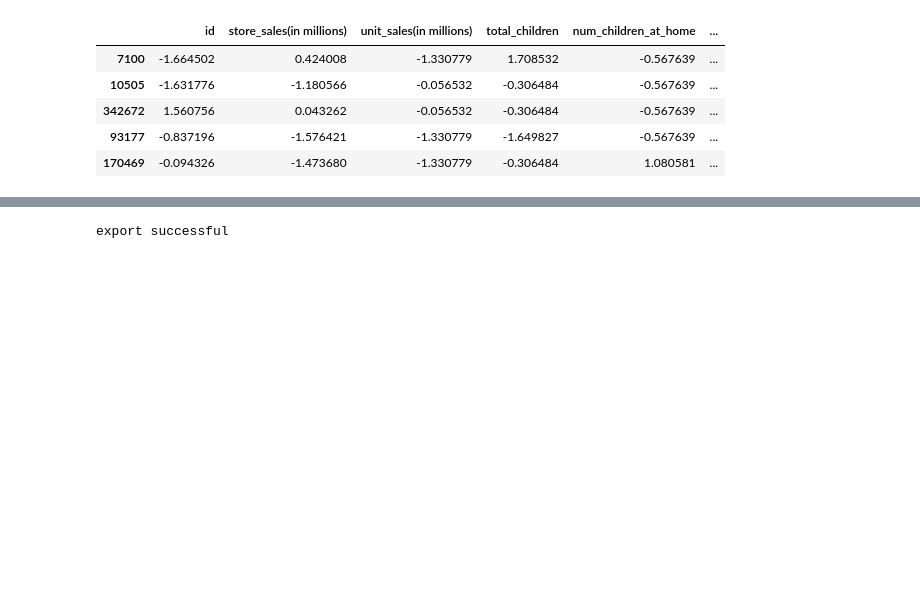
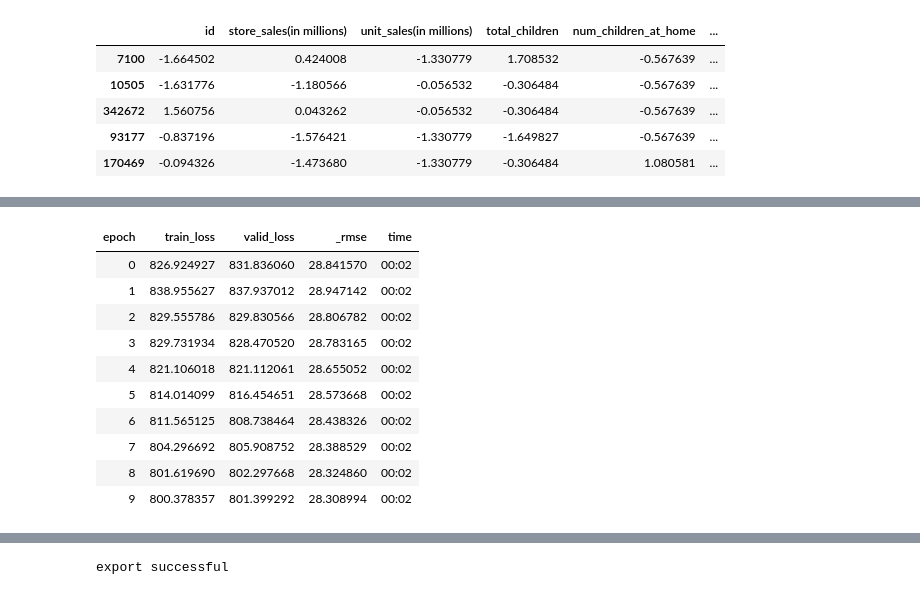
Before and after one commit to peterbull/s03e11_media, a Jupyter notebook: media_campaign_cost.ipynb, the cells around one changed output, grey strips where cells are left out. Drawn from its saved outputs; the diff is of its cells as text; code cells hidden in the pictures; blank space fills up the shorter version.

```diff
--- a/media_campaign_cost.ipynb
+++ b/media_campaign_cost.ipynb
@@ -90,0 +107,14 @@ to.train.xs.head()
+# %%
+learn.fit_one_cycle(10, 1e-2)
+# %% [output]
+| epoch | train_loss | valid_loss | _rmse | time |
+| 0 | 826.924927 | 831.836060 | 28.841570 | 00:02 |
+| 1 | 838.955627 | 837.937012 | 28.947142 | 00:02 |
+| 2 | 829.555786 | 829.830566 | 28.806782 | 00:02 |
+| 3 | 829.731934 | 828.470520 | 28.783165 | 00:02 |
+| 4 | 821.106018 | 821.112061 | 28.655052 | 00:02 |
+| 5 | 814.014099 | 816.454651 | 28.573668 | 00:02 |
+| 6 | 811.565125 | 808.738464 | 28.438326 | 00:02 |
+| 7 | 804.296692 | 805.908752 | 28.388529 | 00:02 |
+| 8 | 801.619690 | 802.297668 | 28.324860 | 00:02 |
+| 9 | 800.378357 | 801.399292 | 28.308994 | 00:02 |
```
Also changed, not shown: parts of 16 cells of this notebook, 1 other file.
